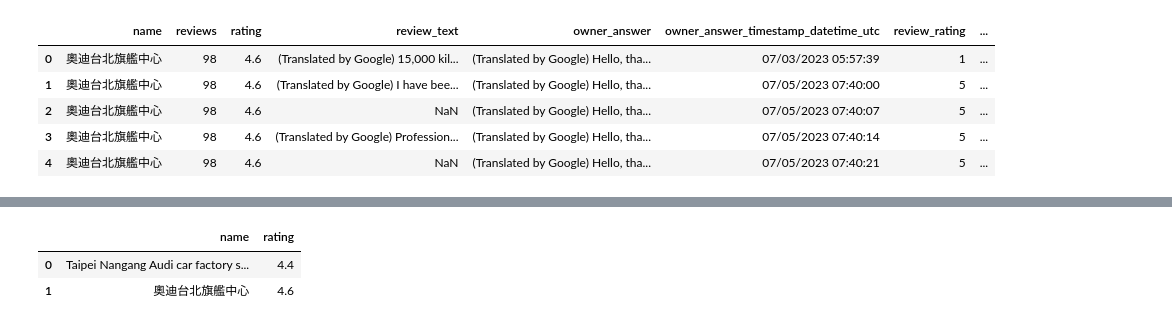
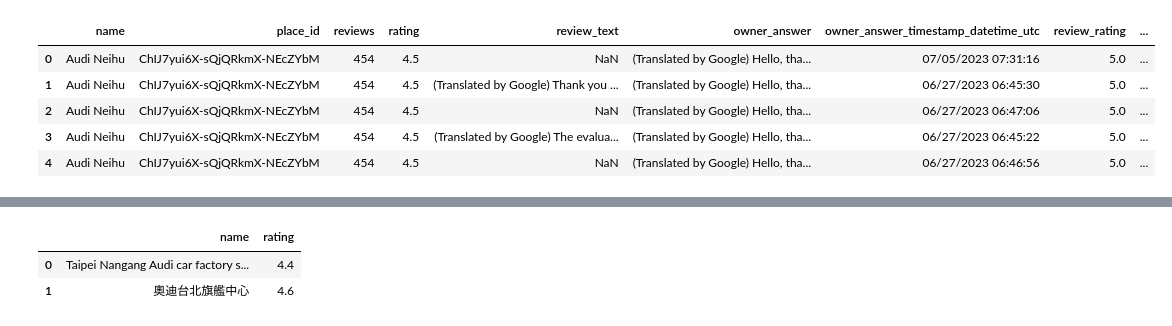
Before and after one commit to Sunnyday0829/google-review-project, a Jupyter notebook: preprocessing_ver1.ipynb, the cells around one changed output, grey strips where cells are left out. Saved outputs shown, nothing was run; the diff lists cells and outputs as text; code cells hidden in the pictures.

```diff
--- a/preprocessing.ipynb
+++ b/preprocessing_ver1.ipynb
@@ -7,5 +10,5 @@ import plotly.graph_objects as go
 # %%
-data_outscraper = pd.read_csv("./20230717055154221d.csv")
+data_outscraper = pd.read_excel("./complete_review.xlsx")
 data_outscraper.head(n=5)
 # %% [output]
 |  | query | name | google_id | place_id | location_link | reviews_link | reviews_per_score | reviews | ... |
@@ -17,11 +20,11 @@ data_outscraper.head(n=5)
 5 rows × 26 columns
 # %%
-data = data_outscraper[['name','reviews','rating','review_text','owner_answer','owner_answer_timestamp_datetime_utc','review_rating','review_datetime_utc','review_likes']]
+data = data_outscraper[['name','place_id','reviews','rating','review_text','owner_answer','owner_answer_timestamp_datetime_utc','review_rating','review_datetime_utc','review_likes']]
 data.head(n = 5)
 # %% [output]
-|  | name | reviews | rating | review_text | owner_answer | owner_answer_timestamp_datetime_utc | review_rating | ... |
-| 0 | 奧迪台北旗艦中心 | 98 | 4.6 | (Translated by Google) 15,000 kil... | (Translated by Google) Hello, tha... | 07/03/2023 05:57:39 | 1 | ... |
-| 1 | 奧迪台北旗艦中心 | 98 | 4.6 | (Translated by Google) I have bee... | (Translated by Google) Hello, tha... | 07/05/2023 07:40:00 | 5 | ... |
-| 2 | 奧迪台北旗艦中心 | 98 | 4.6 | NaN | (Translated by Google) Hello, tha... | 07/05/2023 07:40:07 | 5 | ... |
-| 3 | 奧迪台北旗艦中心 | 98 | 4.6 | (Translated by Google) Profession... | (Translated by Google) Hello, tha... | 07/05/2023 07:40:14 | 5 | ... |
-| 4 | 奧迪台北旗艦中心 | 98 | 4.6 | NaN | (Translated by Google) Hello, tha... | 07/05/2023 07:40:21 | 5 | ... |
+|  | name | place_id | reviews | rating | review_text | owner_answer | owner_answer_timestamp_datetime_utc | review_rating | ... |
+| 0 | Audi Neihu | ChIJ7yui6X-sQjQRkmX-NEcZYbM | 454 | 4.5 | NaN | (Translated by Google) Hello, tha... | 07/05/2023 07:31:16 | 5.0 | ... |
+| 1 | Audi Neihu | ChIJ7yui6X-sQjQRkmX-NEcZYbM | 454 | 4.5 | (Translated by Google) Thank you ... | (Translated by Google) Hello, tha... | 06/27/2023 06:45:30 | 5.0 | ... |
+| 2 | Audi Neihu | ChIJ7yui6X-sQjQRkmX-NEcZYbM | 454 | 4.5 | NaN | (Translated by Google) Hello, tha... | 06/27/2023 06:47:06 | 5.0 | ... |
+| 3 | Audi Neihu | ChIJ7yui6X-sQjQRkmX-NEcZYbM | 454 | 4.5 | (Translated by Google) The evalua... | (Translated by Google) Hello, tha... | 06/27/2023 06:45:22 | 5.0 | ... |
+| 4 | Audi Neihu | ChIJ7yui6X-sQjQRkmX-NEcZYbM | 454 | 4.5 | NaN | (Translated by Google) Hello, tha... | 06/27/2023 06:46:56 | 5.0 | ... |
```
Also changed, not shown: parts of 8 cells of this notebook, 3 other files.
